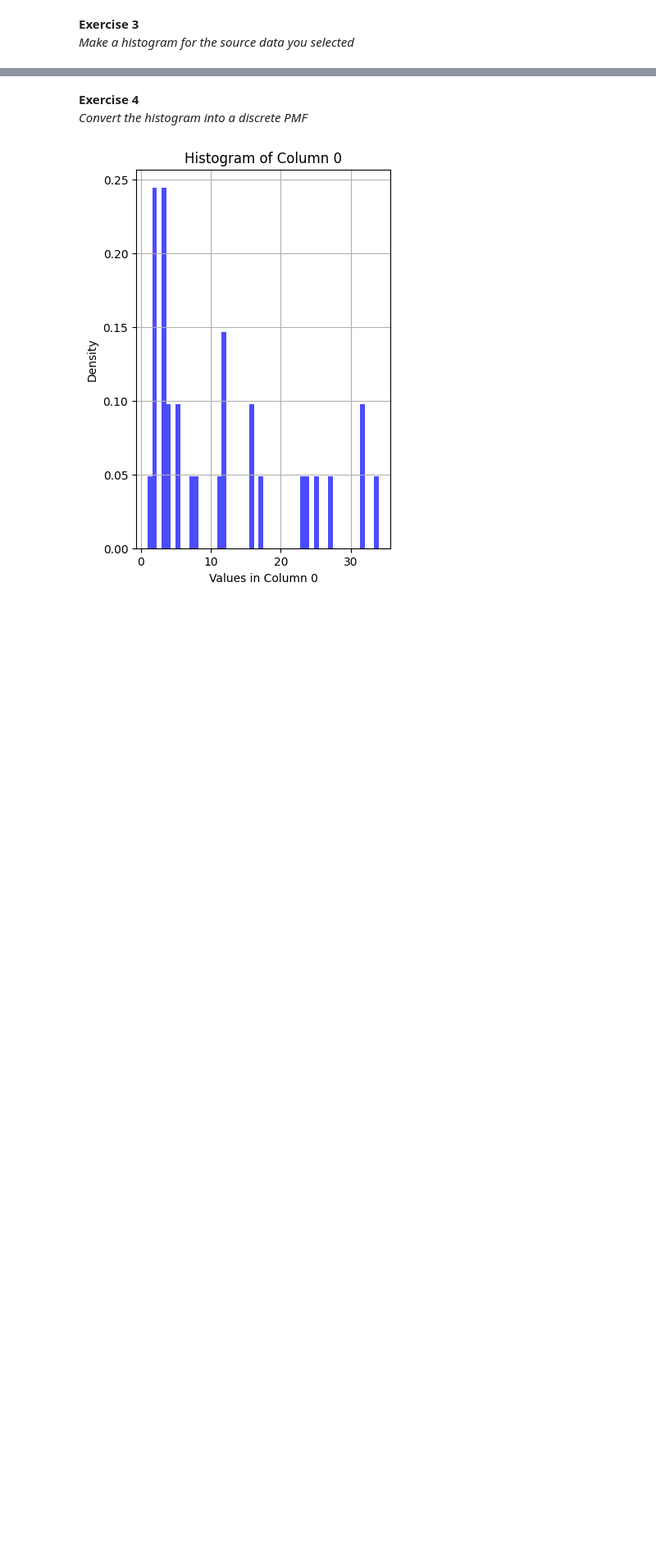
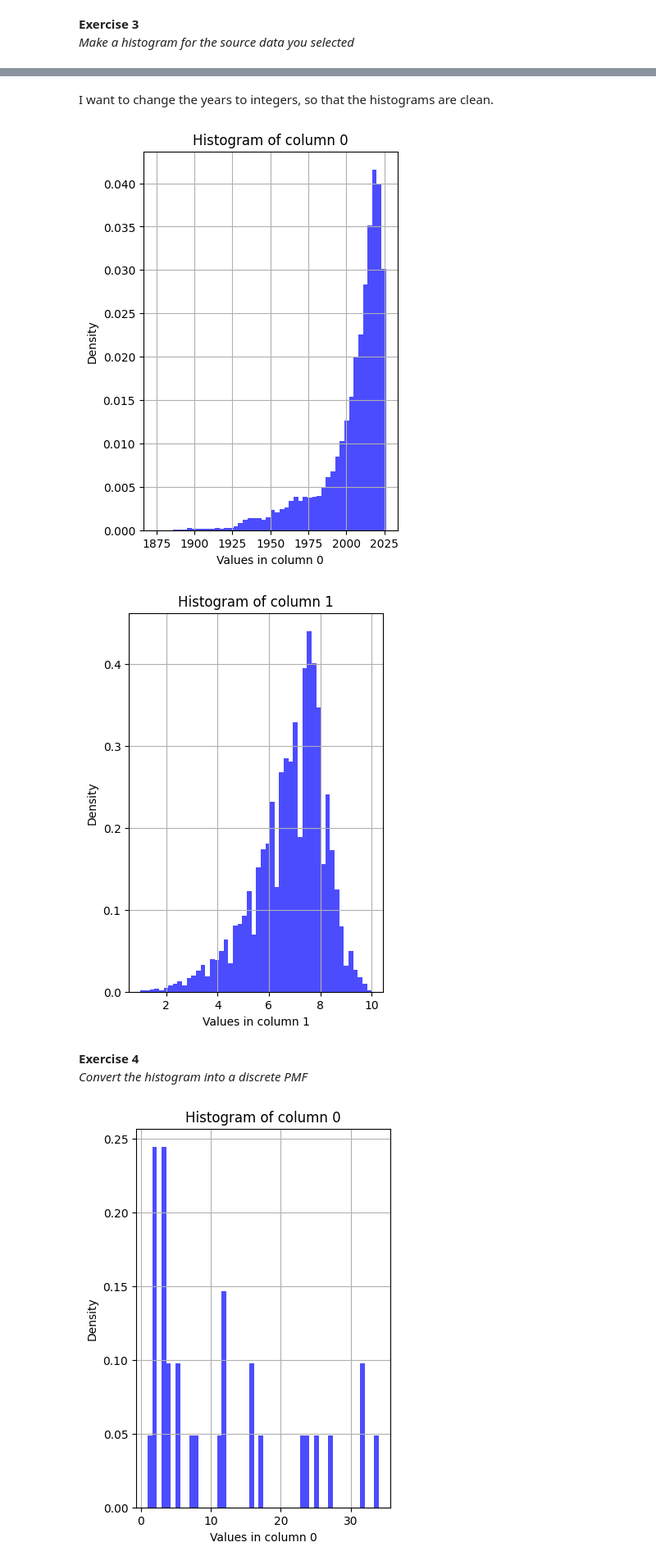
Before and after one commit to MalleBallen/MOD550---2025---Malvin, a Jupyter notebook: MOD550-task1/task1.ipynb, the cells around one changed output, grey strips where cells are left out. Shown at 82% size. Saved outputs shown, nothing was run; the diff lists cells and outputs as text; code cells hidden in the pictures; blank space fills up the shorter version.

Commit message:
add large file

```diff
--- a/MOD550-task1/task1.ipynb
+++ b/MOD550-task1/task1.ipynb
@@ -29,0 +56,5 @@ aq_instance.plot_heatmap() #Same distribution as above
+# %%
+#Dataset too large to import
+df_basics = aq.read_file_tsv(basics_filepath, columns=['tconst','startYear'], nrows=None)
+# %%
+df_ratings = aq.read_file_tsv(ratings_filepath, columns=None, nrows=None)
@@ -29,0 +63,14 @@ aq_instance.plot_heatmap() #Same distribution as above
+# %%
+def compile_and_filter(basics_df, ratings_df, min_votes=200):
+
+    # Merge on 'tconst'
+    merged_df = basics_df.merge(ratings_df, on='tconst')
+    # Filter rows with numVotes >= min_votes
+    filtered_df = merged_df[merged_df['numVotes'] >= min_votes]
+    return filtered_df
+
+compiled_df = compile_and_filter(df_basics, df_ratings)
+
+print(compiled_df['startYear'].dtype)
+print(compiled_df['numVotes'].dtype)
+print(compiled_df['averageRating'].dtype)
@@ -30,3 +81,21 @@ aq_instance.plot_heatmap() #Same distribution as above
+# %% [markdown]
+I want to change the years to integers, so that the histograms are clean.
+# %%
+import pandas as pd
+compiled_df['startYear'] = pd.to_numeric(compiled_df['startYear'], errors='coerce') # Convert to numeric, setting errors to NaN
+
+compiled_df = compiled_df.rename(columns={
+    'tconst': 'Title ID',
+    'startYear': 'Release year',
+    'averageRating': 'Rating',
+    'numVotes': 'Number of votes'
+})
+# %%
+aq_instance2 = aq(compiled_df[['Release year', 'Rating']].to_numpy())
+aq_instance2.plot_histograms()
+# %% [output]
+[figure, added]
+[figure, added]
 # %% [markdown]
 **Exercise 4**
 *Convert the histogram into a discrete PMF*
```
Also changed, not shown: parts of 9 cells of this notebook, 3 other files.
